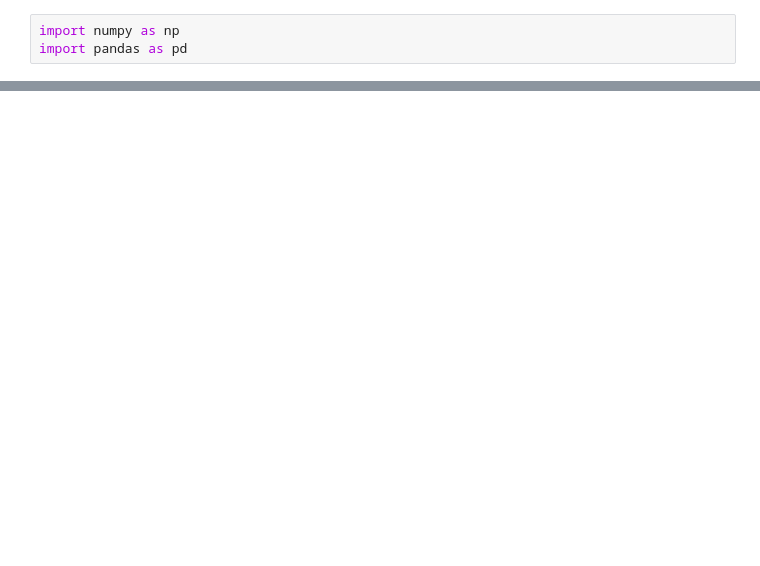
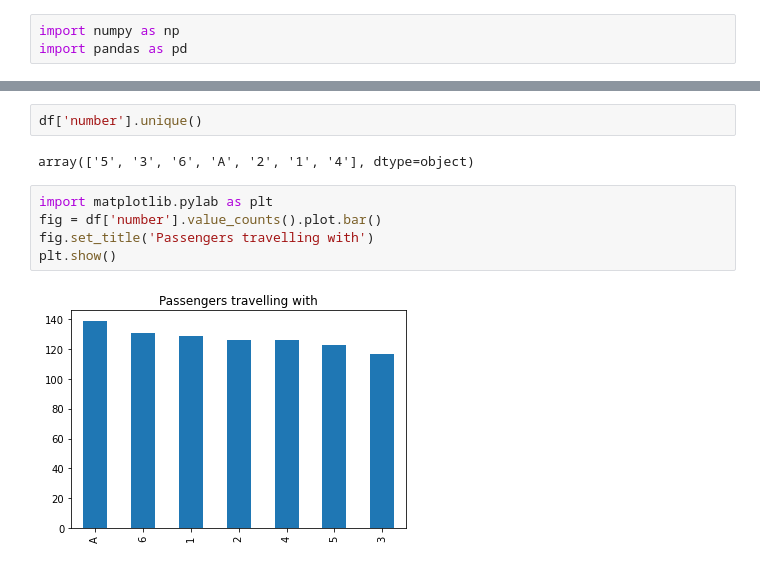
Before and after one commit to Birjesh786/Machine_Learning_Notes, a Jupyter notebook: Feature Engineering/Handling Mixed Data.ipynb, the cells around one changed output, grey strips where cells are left out. Drawn from its saved outputs; the diff is of its cells as text; blank space fills up the shorter version.

```diff
--- a/Feature Engineering/Handling Mixed Data.ipynb
+++ b/Feature Engineering/Handling Mixed Data.ipynb
@@ -7,0 +17,11 @@ FileNotFoundError: [Errno 2] No such file or directory: 'titanic.csv'
+# %%
+df['number'].unique()
+# %% [output]
+array(['5', '3', '6', 'A', '2', '1', '4'], dtype=object)
+# %%
+import matplotlib.pylab as plt
+fig = df['number'].value_counts().plot.bar()
+fig.set_title('Passengers travelling with')
+plt.show()
+# %% [output]
+[figure, added]
```
Also changed, not shown: parts of 36 cells of this notebook.
